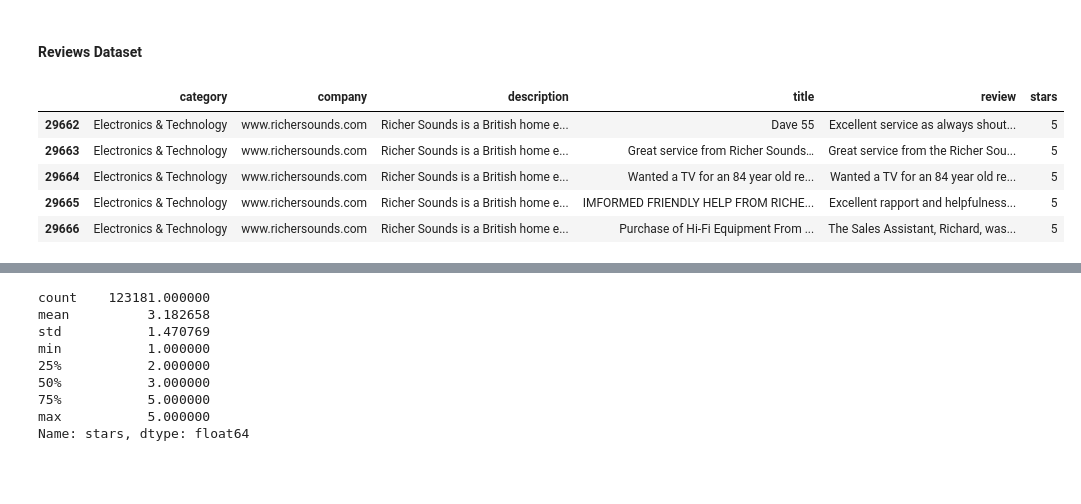
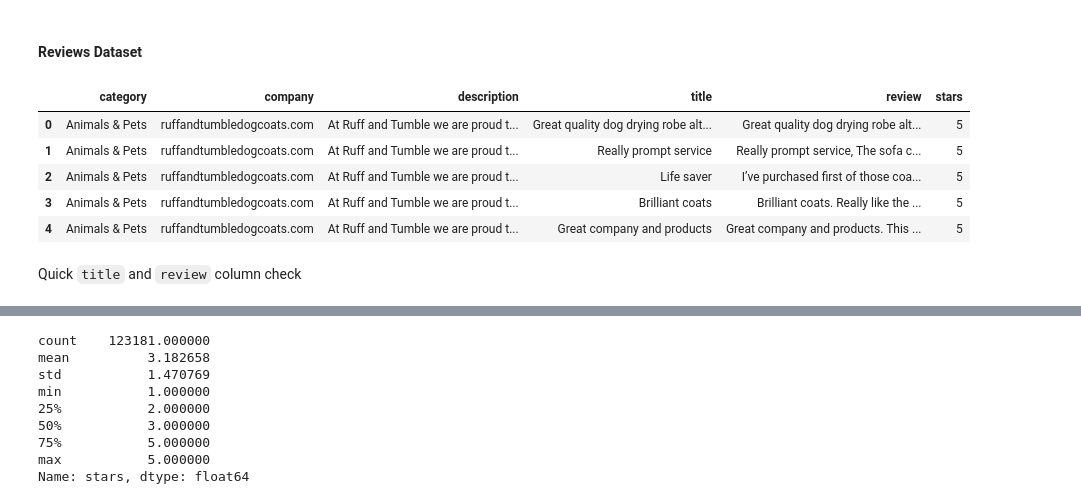
Before and after one commit to EnricPH/Evolve_NLP_Project, a Jupyter notebook: notebooks/nlp_analysis.ipynb, the cells around one changed output, grey strips where cells are left out. Saved outputs shown, nothing was run; the diff lists cells and outputs as text; code cells hidden in the pictures; blank space fills up the shorter version.

```diff
--- a/notebooks/nlp_analysis.ipynb
+++ b/notebooks/nlp_analysis.ipynb
@@ -117,11 +117,14 @@ Length: 36, dtype: str
 #### **Reviews Dataset**
 # %%
 df = pd.read_csv("../datasets/trustpilot-reviews-123k.csv")
-df[df['category']==CAT].head()
+df.head()
+#df[df['category']==CAT].head()
 # %% [output]
 |  | category | company | description | title | review | stars |
-| 29662 | Electronics & Technology | www.richersounds.com | Richer Sounds is a British home e... | Dave 55 | Excellent service as always shout... | 5 |
-| 29663 | Electronics & Technology | www.richersounds.com | Richer Sounds is a British home e... | Great service from Richer Sounds… | Great service from the Richer Sou... | 5 |
-| 29664 | Electronics & Technology | www.richersounds.com | Richer Sounds is a British home e... | Wanted a TV for an 84 year old re... | Wanted a TV for an 84 year old re... | 5 |
-| 29665 | Electronics & Technology | www.richersounds.com | Richer Sounds is a British home e... | IMFORMED FRIENDLY HELP FROM RICHE... | Excellent rapport and helpfulness... | 5 |
-| 29666 | Electronics & Technology | www.richersounds.com | Richer Sounds is a British home e... | Purchase of Hi-Fi Equipment From ... | The Sales Assistant, Richard, was... | 5 |
+| 0 | Animals & Pets | ruffandtumbledogcoats.com | At Ruff and Tumble we are proud t... | Great quality dog drying robe alt... | Great quality dog drying robe alt... | 5 |
+| 1 | Animals & Pets | ruffandtumbledogcoats.com | At Ruff and Tumble we are proud t... | Really prompt service | Really prompt service, The sofa c... | 5 |
+| 2 | Animals & Pets | ruffandtumbledogcoats.com | At Ruff and Tumble we are proud t... | Life saver | I’ve purchased first of those coa... | 5 |
+| 3 | Animals & Pets | ruffandtumbledogcoats.com | At Ruff and Tumble we are proud t... | Brilliant coats | Brilliant coats. Really like the ... | 5 |
+| 4 | Animals & Pets | ruffandtumbledogcoats.com | At Ruff and Tumble we are proud t... | Great company and products | Great company and products. This ... | 5 |
+# %% [markdown]
+Quick ``title`` and ``review`` column check
```
Also changed, not shown: parts of 42 cells of this notebook, 7 other files.
